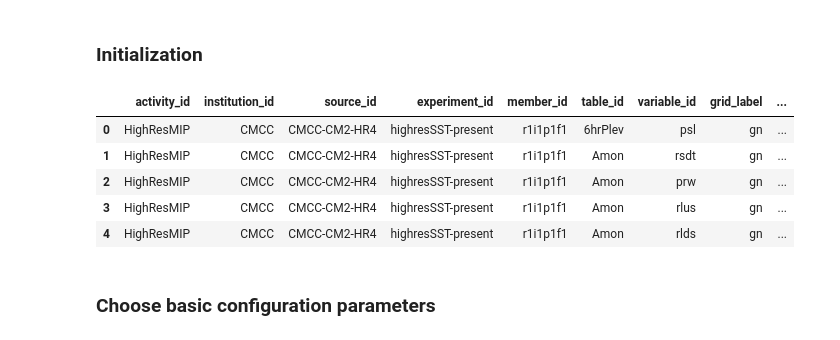
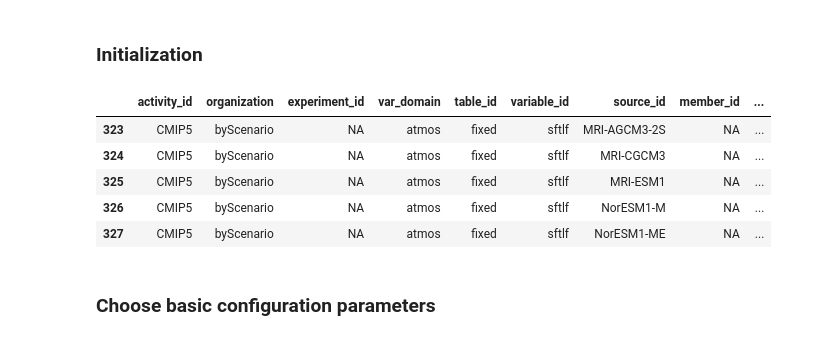
Before and after one commit to rebeccaherman1/MMM_Analysis, a Jupyter notebook: Download2NetCDF.ipynb, the cells around one changed output. Drawn from its saved outputs; the diff is of its cells as text; code cells hidden in the pictures.

```diff
--- a/Download2NetCDF.ipynb
+++ b/Download2NetCDF.ipynb
@@ -133,15 +164,23 @@ if not os.path.exists(zarr_local):
     print(f'Please create the directory {zarr_local}')
 # %%
 # This is the master CMIP6 Google Cloud catalog
-df_cloud = pd.read_csv('https://cmip6.storage.googleapis.com/cmip6-zarr-consolidated-stores-noQC.csv', dtype='unicode')
-df_cloud.head()
+cmip5 = True
+
+if not cmip5:
+    df_cloud = pd.read_csv('https://cmip6.storage.googleapis.com/cmip6-zarr-consolidated-stores-noQC.csv', dtype='unicode')
+else:
+    #df_cloud = pd.read_csv('https://cmip6.storage.googleapis.com/pangeo-cmip5.csv', dtype='unicode')
+    df_cloud = pd.read_csv('strega_cmip5.csv', dtype='unicode')
+    df_cloud.fillna('NA', inplace=True)
+
+df_cloud.tail()
 # %% [output]
-|  | activity_id | institution_id | source_id | experiment_id | member_id | table_id | variable_id | grid_label | ... |
-| 0 | HighResMIP | CMCC | CMCC-CM2-HR4 | highresSST-present | r1i1p1f1 | 6hrPlev | psl | gn | ... |
-| 1 | HighResMIP | CMCC | CMCC-CM2-HR4 | highresSST-present | r1i1p1f1 | Amon | rsdt | gn | ... |
-| 2 | HighResMIP | CMCC | CMCC-CM2-HR4 | highresSST-present | r1i1p1f1 | Amon | prw | gn | ... |
-| 3 | HighResMIP | CMCC | CMCC-CM2-HR4 | highresSST-present | r1i1p1f1 | Amon | rlus | gn | ... |
-| 4 | HighResMIP | CMCC | CMCC-CM2-HR4 | highresSST-present | r1i1p1f1 | Amon | rlds | gn | ... |
+|  | activity_id | organization | experiment_id | var_domain | table_id | variable_id | source_id | member_id | ... |
+| 323 | CMIP5 | byScenario | NA | atmos | fixed | sftlf | MRI-AGCM3-2S | NA | ... |
+| 324 | CMIP5 | byScenario | NA | atmos | fixed | sftlf | MRI-CGCM3 | NA | ... |
+| 325 | CMIP5 | byScenario | NA | atmos | fixed | sftlf | MRI-ESM1 | NA | ... |
+| 326 | CMIP5 | byScenario | NA | atmos | fixed | sftlf | NorESM1-M | NA | ... |
+| 327 | CMIP5 | byScenario | NA | atmos | fixed | sftlf | NorESM1-ME | NA | ... |
 # %% [markdown]
 ### Choose basic configuration parameters
 # %%
```
Also changed, not shown: parts of 59 cells of this notebook, 20 other files.
